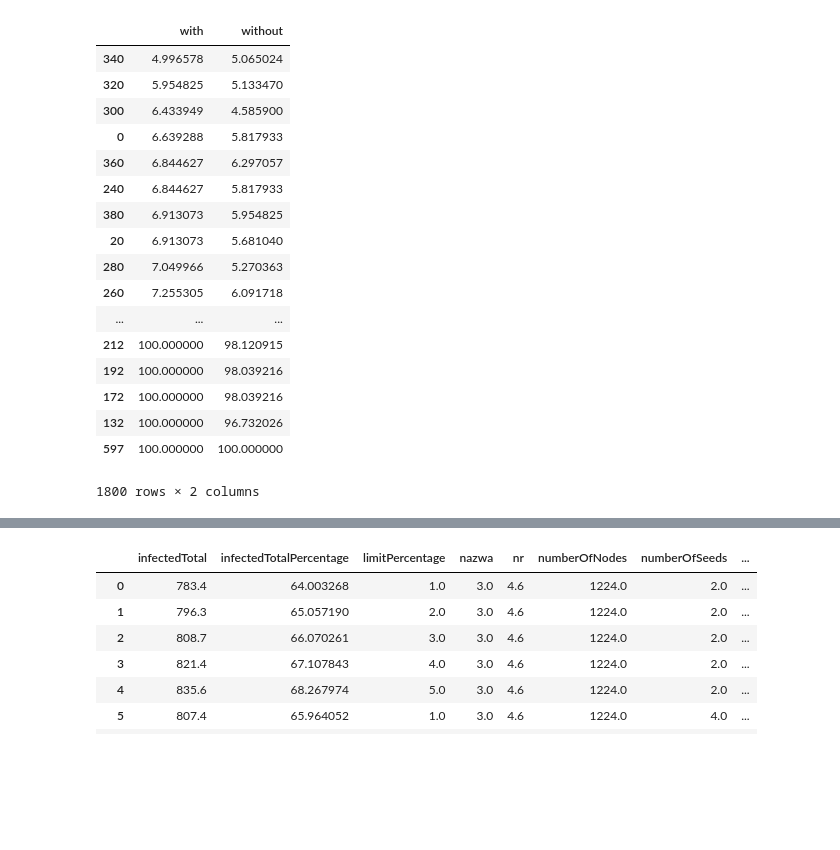
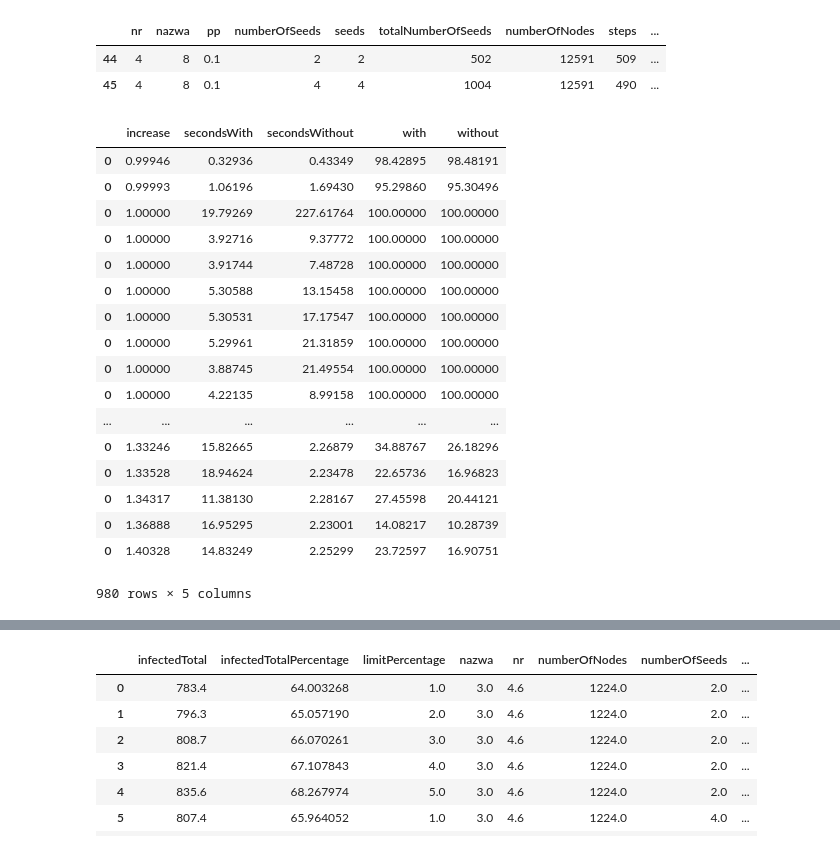
Before and after one commit to patrycze/ICCS2020_VOTERANK, a Jupyter notebook: analysis/last.ipynb, the cells around one changed output, grey strips where cells are left out. Cells and saved outputs as stored; diff of their text form; code cells hidden in the pictures; blank space fills up the shorter version.

```diff
--- a/analysis/last.ipynb
+++ b/analysis/last.ipynb
@@ -32,3 +81,9 @@ data_without = pd.concat(frames)
+# %%
+data_with[44:46]
+# %% [output]
+|  | nr | nazwa | pp | numberOfSeeds | seeds | totalNumberOfSeeds | numberOfNodes | steps | ... |
+| 44 | 4 | 8 | 0.1 | 2 | 2 | 502 | 12591 | 509 | ... |
+| 45 | 4 | 8 | 0.1 | 4 | 4 | 1004 | 12591 | 490 | ... |
 # %%
 # import matplotlib.pyplot as plt
 
@@ -62,17 +117,27 @@ fig, ax = plt.subplots(ncols=1, nrows=1, figsize=(30,20))
 lastRows_with = pd.DataFrame()
 lastRows_without = pd.DataFrame()
 
-for net in [3, 5, 9]:
+for net in [1, 2, 3, 4, 5, 6, 7, 8, 9, 10, 11, 12, 13, 14, 15]:
     for pp in [0.1, 0.2, 0.3, 0.4, 0.5, 0.6]:
-        for numberOfSeeds in [2, 4]:
+        for numberOfSeeds in [2, 4, 8, 16]:
             for limitPercentage in [1, 2, 3, 4, 5]:
                 subdata_with = data_with[(data_with['nazwa'] == net) & (data_with['pp'] == pp) & (data_with['numberOfSeeds'] == numberOfSeeds) & (data_with['limitPercentage'] == limitPercentage)]
                 subdata_without = data_without[(data_without['nazwa'] == net) & (data_without['pp'] == pp) & (data_without['numberOfSeeds'] == numberOfSeeds) & (data_without['limitPercentage'] == limitPercentage)]
 
+#                 subdata_without = subdata_without.mean()
+#                 subdata_with = subdata_with.mean()
+
+                subdata_without = subdata_without.mean()
+                subdata_with = subdata_with.mean()
+
+#                 print(subdata_without['infectedTotal'])
+#                 print(subdata_with['infectedTotal'])
+
                 temp_without = pd.DataFrame(subdata_without)
                 temp_with = pd.DataFrame(subdata_with)
 
-                temp = pd.DataFrame({'without': subdata_without['infectedTotalPercentage'], 'with': subdata_with['infectedTotalPercentage']})
+                temp = pd.DataFrame({'without': [subdata_without['infectedTotalPercentage']], 'with': [subdata_with['infectedTotalPercentage']],
+                                     'increase': [subdata_with['infectedTotalPercentage'] / subdata_without['infectedTotalPercentage']],'secondsWithout': subdata_without['seconds'], 'secondsWith': subdata_with['seconds']})
 
                 lastRows_with = lastRows_with.append(temp)
 
@@ -83,27 +148,28 @@ for net in [3, 5, 9]:
 #                 lastRows_with = lastRows_with.append(temp_with)
 #                 lastRows_without = lastRows_without.append(temp_without)
 # %%
-lastRows_with = lastRows_with.sort_values('with')
+lastRows_with = lastRows_with.sort_values('increase')
+lastRows_with = lastRows_with.dropna()
 lastRows_with
 # %% [output]
-|  | with | without |
-| 340 | 4.996578 | 5.065024 |
-| 320 | 5.954825 | 5.133470 |
-| 300 | 6.433949 | 4.585900 |
-| 0 | 6.639288 | 5.817933 |
-| 360 | 6.844627 | 6.297057 |
-| 240 | 6.844627 | 5.817933 |
-| 380 | 6.913073 | 5.954825 |
-| 20 | 6.913073 | 5.681040 |
-| 280 | 7.049966 | 5.270363 |
-| 260 | 7.255305 | 6.091718 |
-| ... | ... | ... |
-| 212 | 100.000000 | 98.120915 |
-| 192 | 100.000000 | 98.039216 |
-| 172 | 100.000000 | 98.039216 |
-| 132 | 100.000000 | 96.732026 |
-| 597 | 100.000000 | 100.000000 |
+|  | increase | secondsWith | secondsWithout | with | without |
+| 0 | 0.99946 | 0.32936 | 0.43349 | 98.42895 | 98.48191 |
+| 0 | 0.99993 | 1.06196 | 1.69430 | 95.29860 | 95.30496 |
+| 0 | 1.00000 | 19.79269 | 227.61764 | 100.00000 | 100.00000 |
+| 0 | 1.00000 | 3.92716 | 9.37772 | 100.00000 | 100.00000 |
+| 0 | 1.00000 | 3.91744 | 7.48728 | 100.00000 | 100.00000 |
+| 0 | 1.00000 | 5.30588 | 13.15458 | 100.00000 | 100.00000 |
+| 0 | 1.00000 | 5.30531 | 17.17547 | 100.00000 | 100.00000 |
+| 0 | 1.00000 | 5.29961 | 21.31859 | 100.00000 | 100.00000 |
+| 0 | 1.00000 | 3.88745 | 21.49554 | 100.00000 | 100.00000 |
+| 0 | 1.00000 | 4.22135 | 8.99158 | 100.00000 | 100.00000 |
+| ... | ... | ... | ... | ... | ... |
+| 0 | 1.33246 | 15.82665 | 2.26879 | 34.88767 | 26.18296 |
+| 0 | 1.33528 | 18.94624 | 2.23478 | 22.65736 | 16.96823 |
+| 0 | 1.34317 | 11.38130 | 2.28167 | 27.45598 | 20.44121 |
+| 0 | 1.36888 | 16.95295 | 2.23001 | 14.08217 | 10.28739 |
+| 0 | 1.40328 | 14.83249 | 2.25299 | 23.72597 | 16.90751 |
-1800 rows × 2 columns
+980 rows × 5 columns
 # %%
 plt.figure();
 
```
Also changed, not shown: parts of 4 cells of this notebook, 6 other files.
